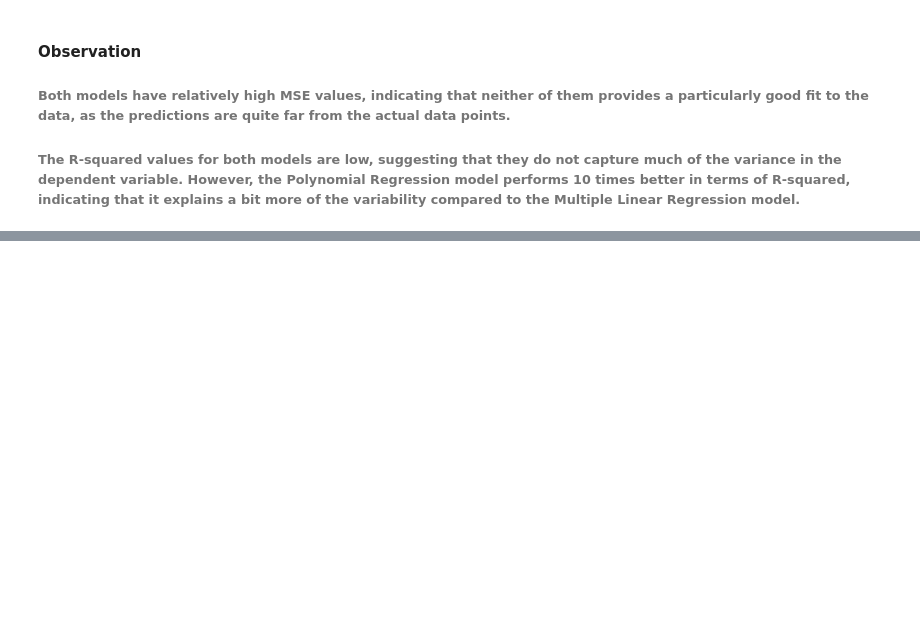
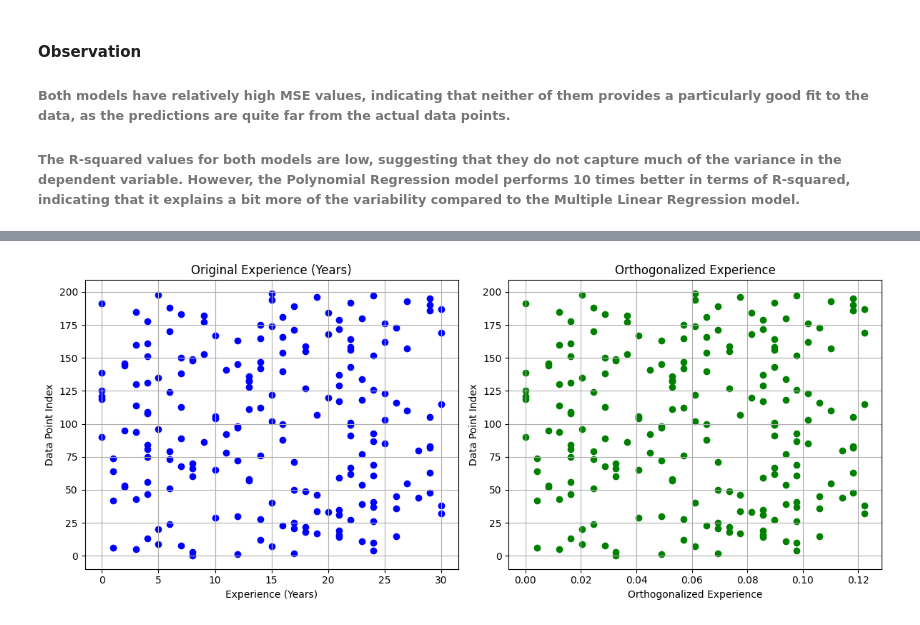
Before and after one commit to bhavyanarnoli/MachineLearning-CSE543, a Jupyter notebook: Assignment2/BhavyaNarnoli-2021316-asssignment-2.ipynb, the cells around one changed output, grey strips where cells are left out. Saved outputs shown, nothing was run; the diff lists cells and outputs as text; code cells hidden in the pictures; blank space fills up the shorter version.

```diff
--- a/Assignment2/BhavyaNarnoli-2021316-asssignment-2.ipynb
+++ b/Assignment2/BhavyaNarnoli-2021316-asssignment-2.ipynb
@@ -434,0 +917,35 @@ for degree= 3
+# %%
+import matplotlib.pyplot as plt
+
+# Extract the original "Experience (Years)" values
+original_experience = data['Experience (Years)'].values
+
+# Extract the orthogonalized_experience values (already provided)
+orthogonalized_experience = X_orthogonalized[:, 1]
+
+# Create separate scatter plots for the original and orthogonalized data
+plt.figure(figsize=(12, 5))
+
+# Scatter plot for original "Experience"
+plt.subplot(1, 2, 1)
+plt.scatter(original_experience, range(len(original_experience)), marker='o', color='blue')
+plt.title("Original Experience (Years)")
+plt.xlabel("Experience (Years)")
+plt.ylabel("Data Point Index")
+plt.grid(True)
+
+# Scatter plot for orthogonalized "Experience"
+plt.subplot(1, 2, 2)
+plt.scatter(orthogonalized_experience, range(len(orthogonalized_experience)), marker='o', color='green')
+plt.title("Orthogonalized Experience")
+plt.xlabel("Orthogonalized Experience")
+plt.ylabel("Data Point Index")
+plt.grid(True)
+
+# Adjust subplot spacing
+plt.tight_layout()
+
+# Show the plots
+plt.show()
+# %% [output]
+[figure, added]
```
Also changed, not shown: parts of 17 cells of this notebook, 1 other file.
